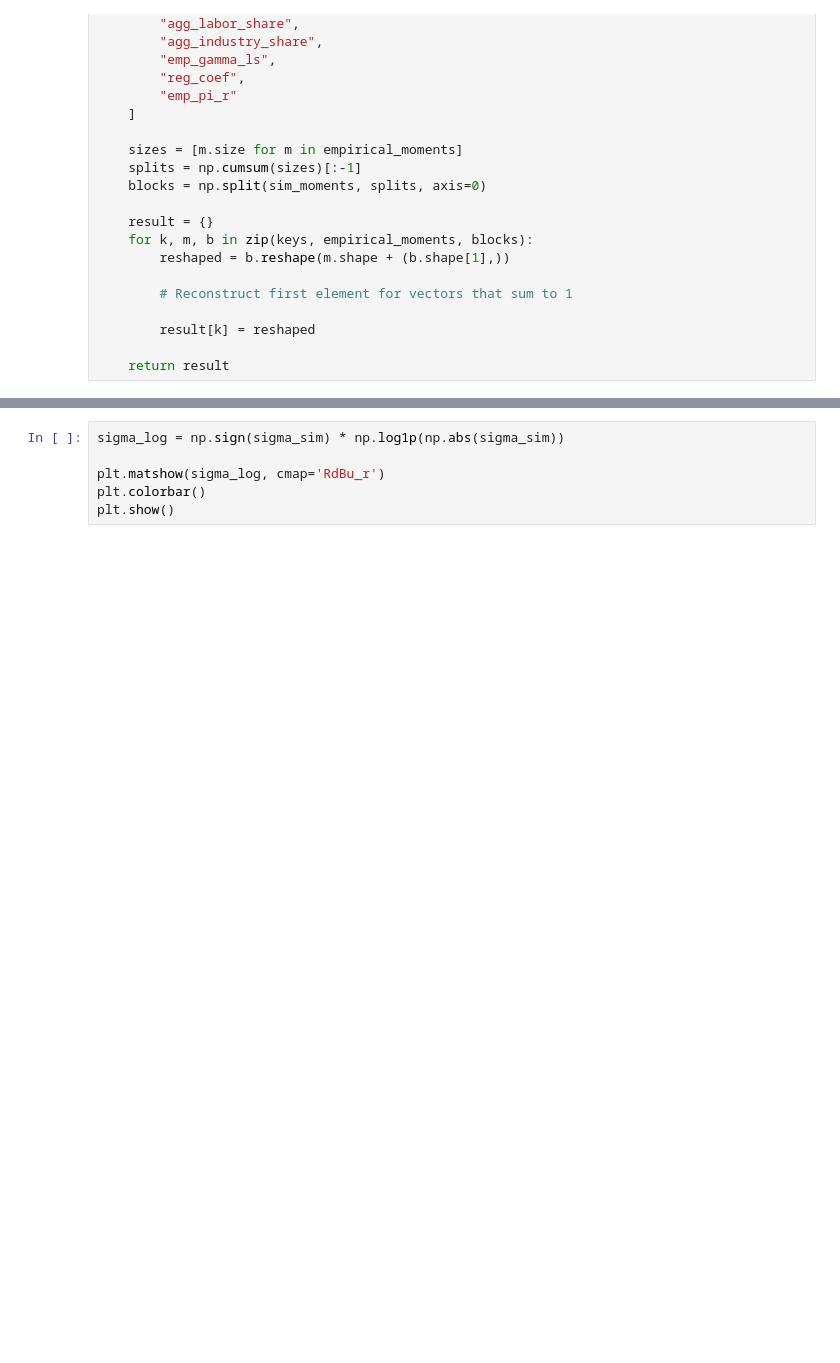
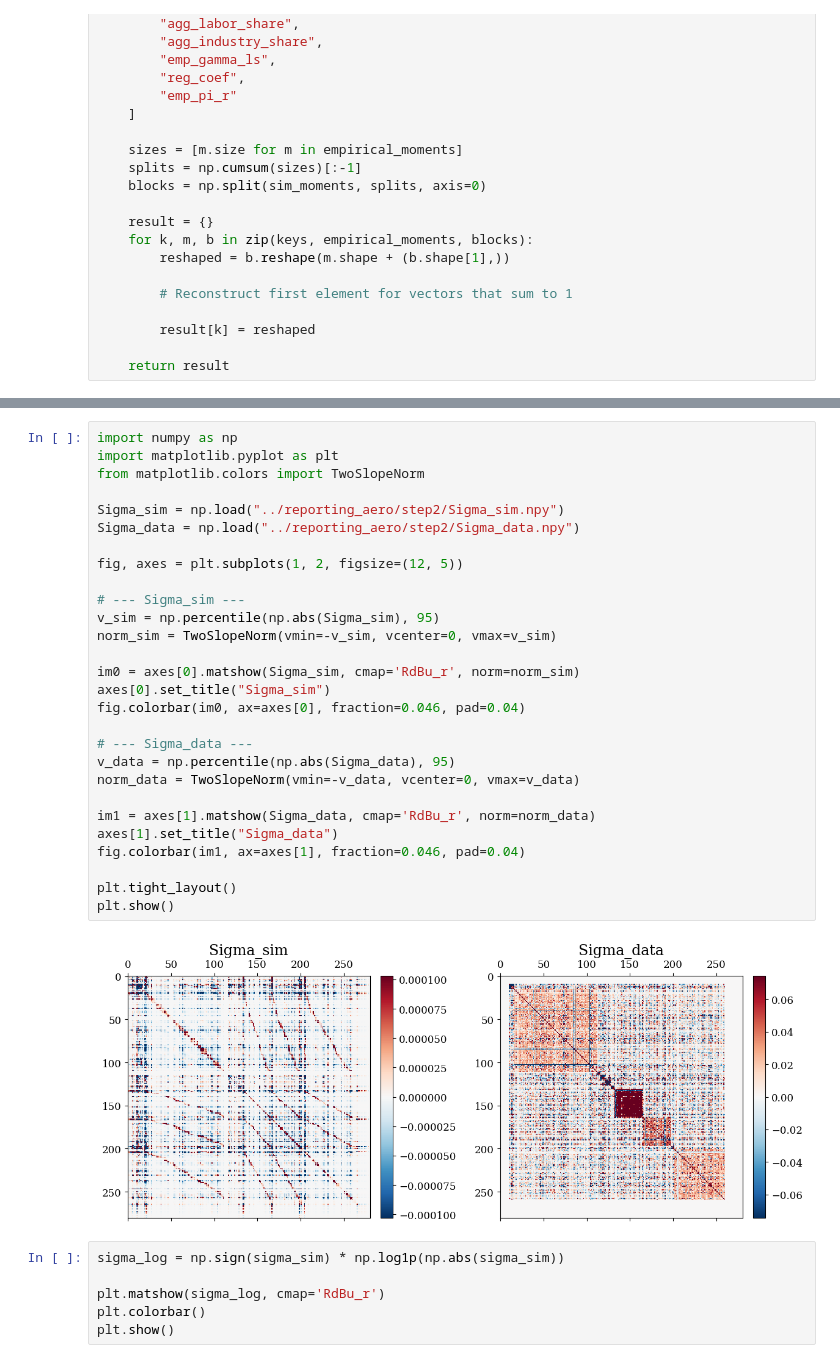
Before and after one commit to SwannChelly/SMM_Spatial_Comovement, a Jupyter notebook: analysis.ipynb, the cells around one changed output, grey strips where cells are left out. Drawn from its saved outputs; the diff is of its cells as text; blank space fills up the shorter version.

```diff
--- a/analysis.ipynb
+++ b/analysis.ipynb
@@ -559,3 +526,33 @@ plt.show()
+# %%
+import numpy as np
+import matplotlib.pyplot as plt
+from matplotlib.colors import TwoSlopeNorm
+
+Sigma_sim = np.load("../reporting_aero/step2/Sigma_sim.npy")
+Sigma_data = np.load("../reporting_aero/step2/Sigma_data.npy")
+
+fig, axes = plt.subplots(1, 2, figsize=(12, 5))
+
+# --- Sigma_sim ---
+v_sim = np.percentile(np.abs(Sigma_sim), 95)
+norm_sim = TwoSlopeNorm(vmin=-v_sim, vcenter=0, vmax=v_sim)
+
+im0 = axes[0].matshow(Sigma_sim, cmap='RdBu_r', norm=norm_sim)
+axes[0].set_title("Sigma_sim")
+fig.colorbar(im0, ax=axes[0], fraction=0.046, pad=0.04)
+
+# --- Sigma_data ---
+v_data = np.percentile(np.abs(Sigma_data), 95)
+norm_data = TwoSlopeNorm(vmin=-v_data, vcenter=0, vmax=v_data)
+
+im1 = axes[1].matshow(Sigma_data, cmap='RdBu_r', norm=norm_data)
+axes[1].set_title("Sigma_data")
+fig.colorbar(im1, ax=axes[1], fraction=0.046, pad=0.04)
+
+plt.tight_layout()
+plt.show()
+# %% [output]
+[figure, added]
 # %%
 sigma_log = np.sign(sigma_sim) * np.log1p(np.abs(sigma_sim))
 
```
Also changed, not shown: parts of 1 cell of this notebook, 3 other files.
